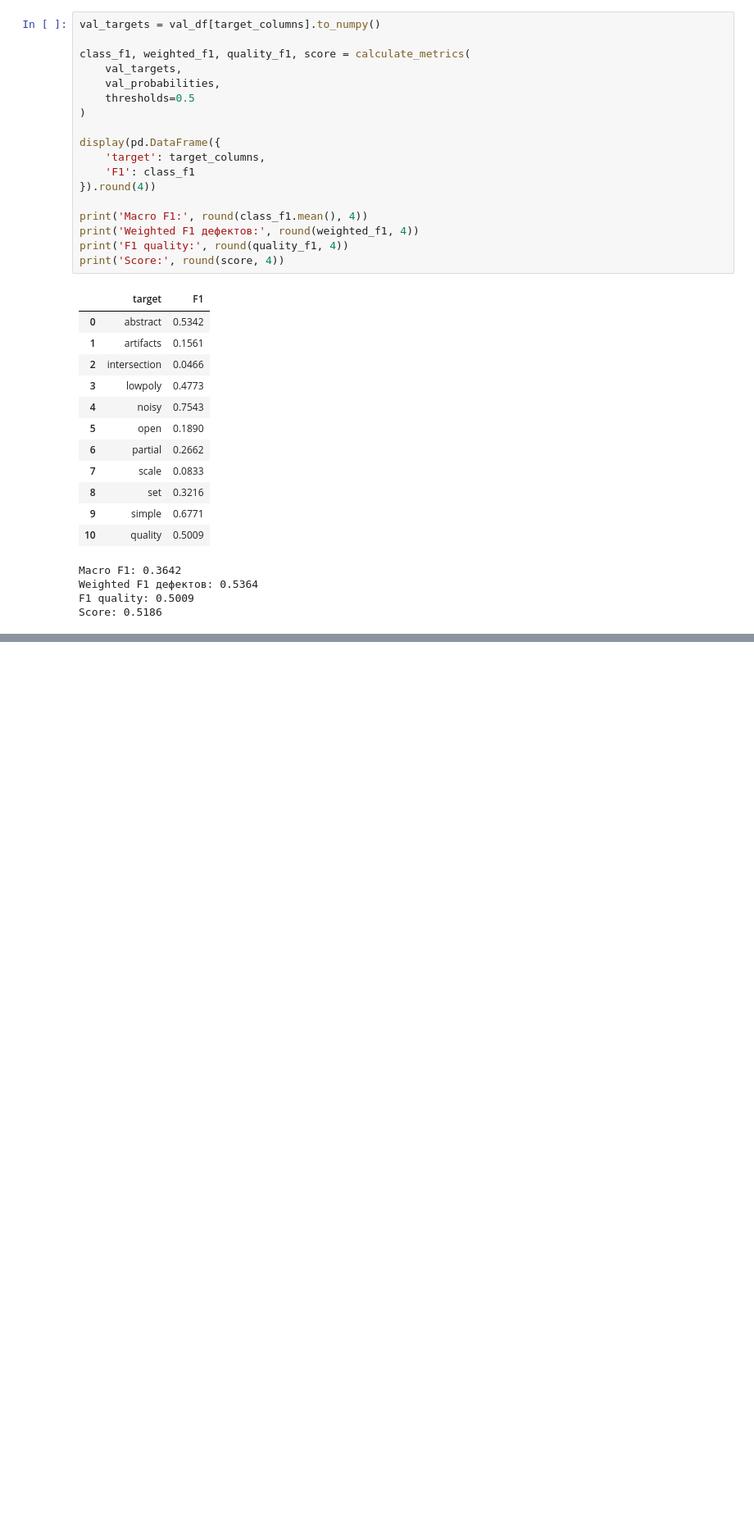
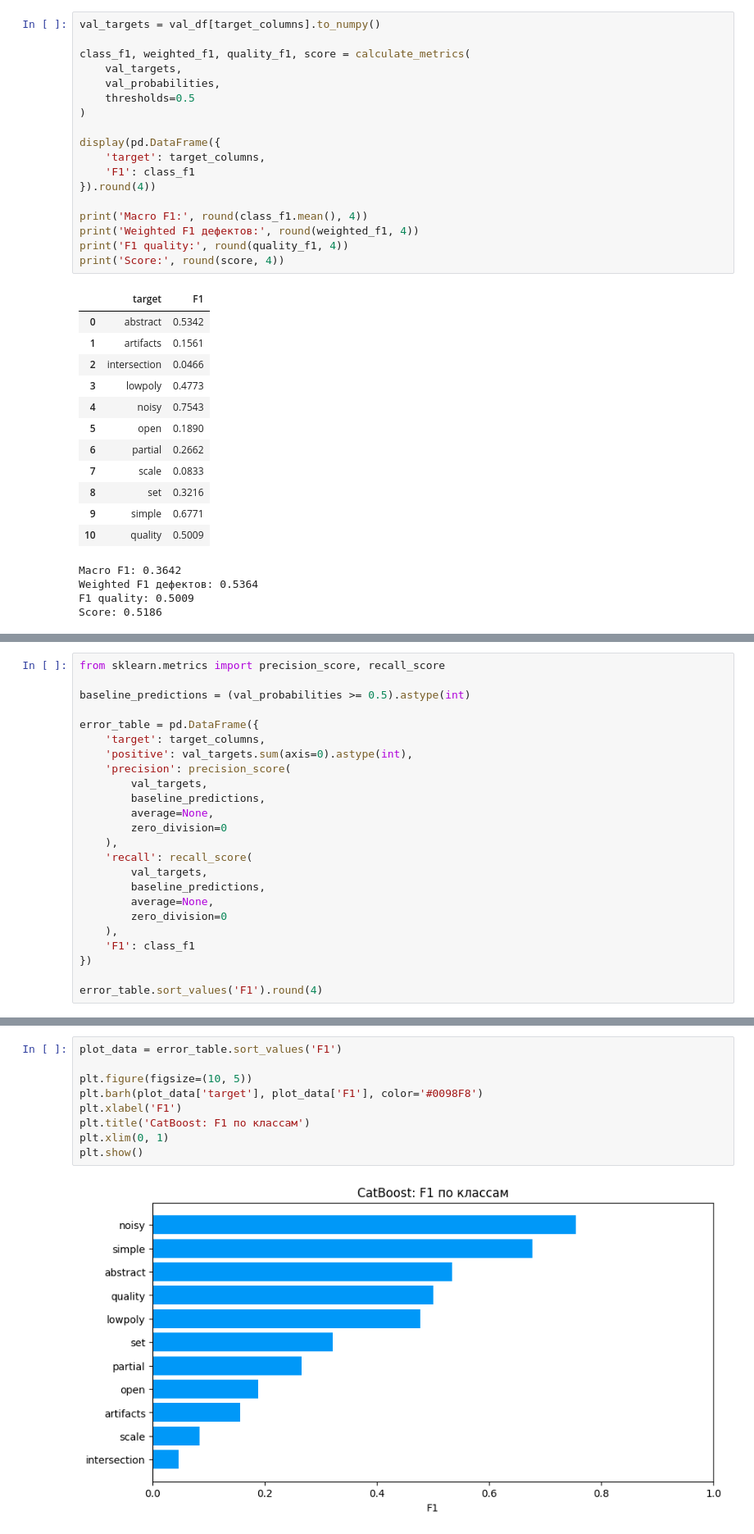
Before and after one commit to gasich27/AI-Challenge-2026-MainStage, a Jupyter notebook: catboost_mesh_baseline.ipynb, the cells around one changed output, grey strips where cells are left out. Shown at 82% size. Cells and saved outputs as stored; diff of their text form; blank space fills up the shorter version.

```diff
--- a/catboost_mesh_baseline.ipynb
+++ b/catboost_mesh_baseline.ipynb
@@ -325,0 +328,24 @@ Score: 0.5186
+# %%
+from sklearn.metrics import precision_score, recall_score
+
+baseline_predictions = (val_probabilities >= 0.5).astype(int)
+
+error_table = pd.DataFrame({
+    'target': target_columns,
+    'positive': val_targets.sum(axis=0).astype(int),
+    'precision': precision_score(
+        val_targets,
+        baseline_predictions,
+        average=None,
+        zero_division=0
+    ),
+    'recall': recall_score(
+        val_targets,
+        baseline_predictions,
+        average=None,
+        zero_division=0
+    ),
+    'F1': class_f1
+})
+
+error_table.sort_values('F1').round(4)
@@ -325,0 +365,11 @@ Score: 0.5186
+# %%
+plot_data = error_table.sort_values('F1')
+
+plt.figure(figsize=(10, 5))
+plt.barh(plot_data['target'], plot_data['F1'], color='#0098F8')
+plt.xlabel('F1')
+plt.title('CatBoost: F1 по классам')
+plt.xlim(0, 1)
+plt.show()
+# %% [output]
+[figure, added]
```
Also changed, not shown: parts of 16 cells of this notebook.
